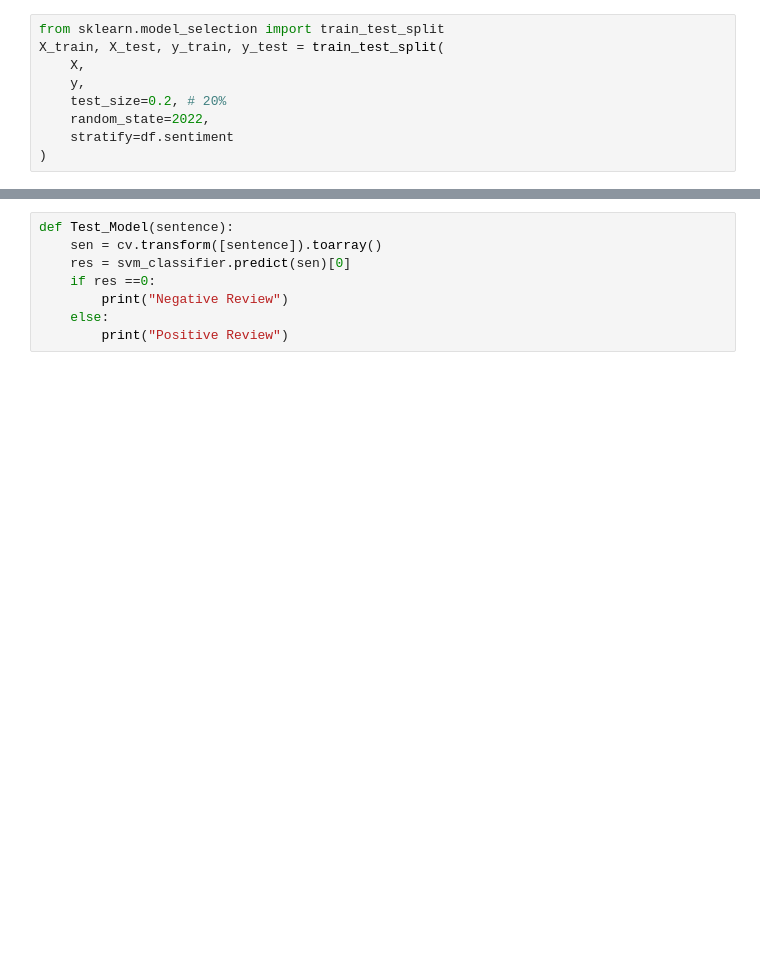
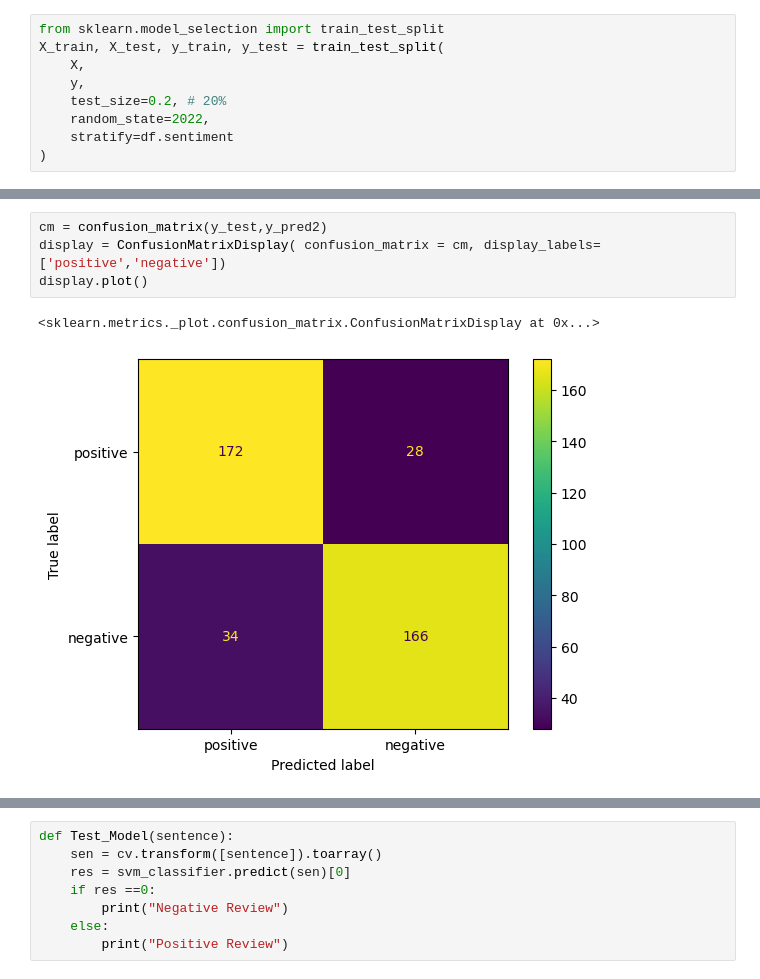
Before and after one commit to Noureenaboarab/Movie-Review-Sentiment-Analysis, a Jupyter notebook: Movie Review Sentiment Analysis.ipynb, the cells around one changed output, grey strips where cells are left out. Cells and saved outputs as stored; diff of their text form; blank space fills up the shorter version.

```diff
--- a/Movie Review Sentiment Analysis.ipynb
+++ b/Movie Review Sentiment Analysis.ipynb
@@ -193,3 +215,10 @@ Accuracy: 0.845
     accuracy                           0.81       400
    macro avg       0.81      0.81      0.81       400
 weighted avg       0.81      0.81      0.81       400
+# %%
+cm = confusion_matrix(y_test,y_pred2)
+display = ConfusionMatrixDisplay( confusion_matrix = cm, display_labels=['positive','negative'])
+display.plot()
+# %% [output]
+<sklearn.metrics._plot.confusion_matrix.ConfusionMatrixDisplay at 0x...>
+[figure, added]
```
Also changed, not shown: parts of 12 cells of this notebook.
